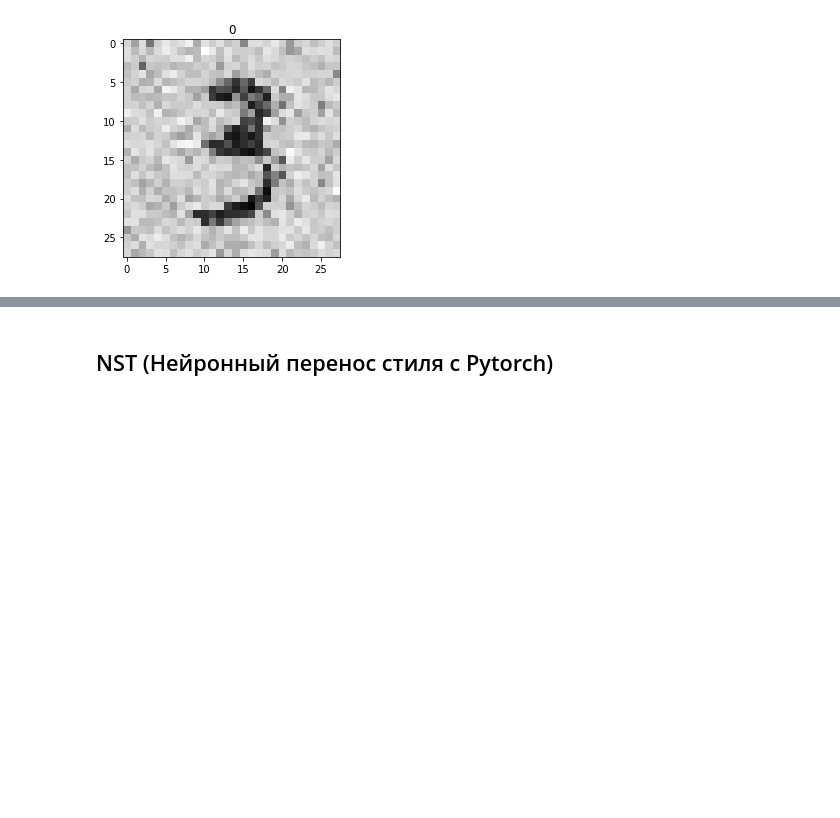
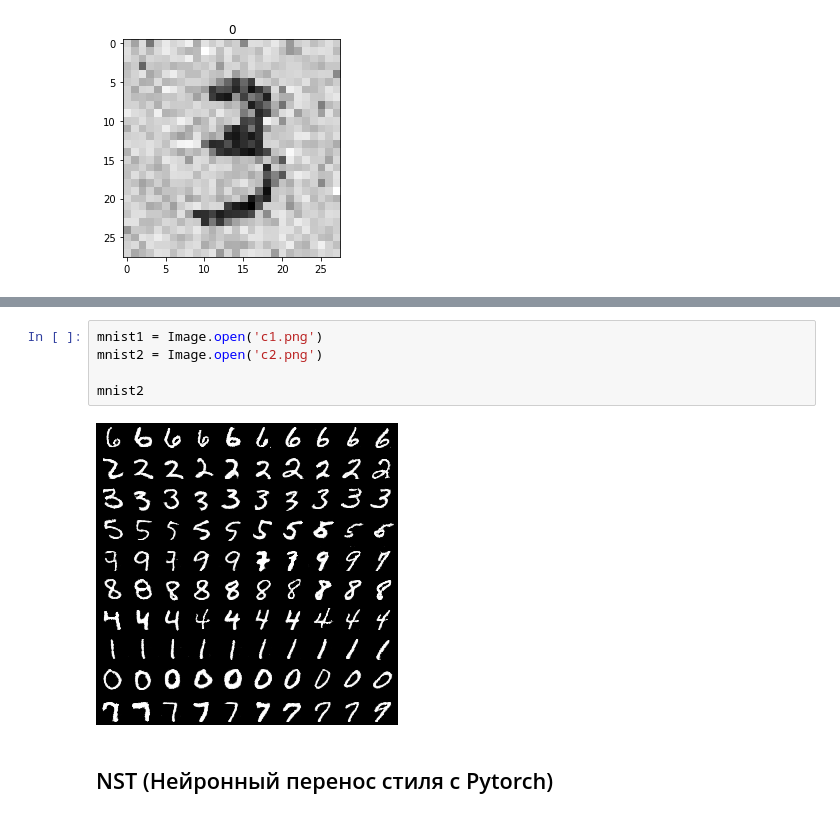
Before and after one commit to mikazz/DLS-GAN, a Jupyter notebook: sgoldyaev_HW_NST_pix2pix_CycleGAN.ipynb, the cells around one changed output, grey strips where cells are left out. Saved outputs shown, nothing was run; the diff lists cells and outputs as text; blank space fills up the shorter version.

Commit message:
MNIST with Latent Codes

```diff
--- a/sgoldyaev_HW_NST_pix2pix_CycleGAN.ipynb
+++ b/sgoldyaev_HW_NST_pix2pix_CycleGAN.ipynb
@@ -938,3 +865,10 @@ RuntimeError: ignored
+# %%
+mnist1 = Image.open('c1.png')
+mnist2 = Image.open('c2.png')
+
+mnist2
+# %% [output]
+[figure, added]
 # %% [markdown]
 ## NST (Нейронный перенос стиля с Pytorch)
 # %%
```
Also changed, not shown: parts of 16 cells of this notebook.
